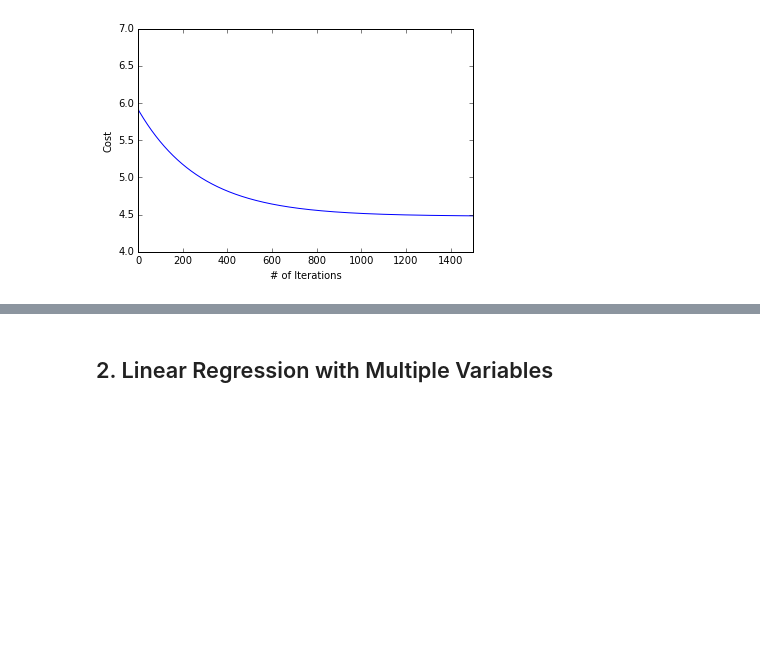
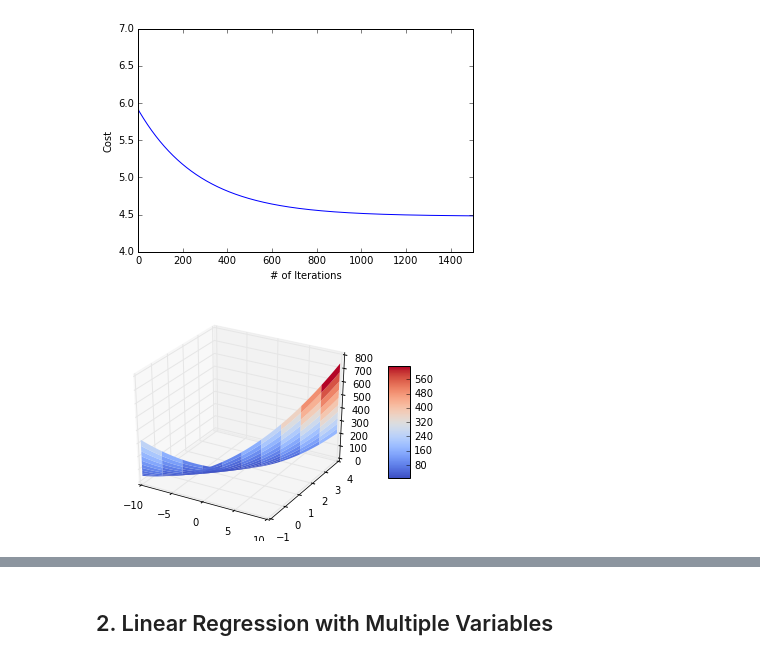
Before and after one commit to liberaliscomputing/code-for-moocs, a Jupyter notebook: coursera/machine-learning/week-02/linear_regression.ipynb, the cells around one changed output, grey strips where cells are left out. Cells and saved outputs as stored; diff of their text form; code cells hidden in the pictures; blank space fills up the shorter version.

```diff
--- a/coursera/machine-learning/week-02/linear_regression.ipynb
+++ b/coursera/machine-learning/week-02/linear_regression.ipynb
@@ -100,0 +98,29 @@ plt.show()
+# %%
+# Compute cost matrix Z for surface and contour plots
+theta0 = np.linspace(-10, 10, 100)
+theta1 = np.linspace(-1, 4, 100)
+Z = np.zeros([len(theta0), len(theta1)])
+
+for i in range(len(theta0)):
+    for j in range(len(theta1)):
+        theta = np.array([theta0[i], theta1[j]])
+        Z[i, j] = compute_cost(theta, X, y)
+# %%
+# Visualize the optimization of cost function J: surface plot
+from mpl_toolkits.mplot3d import Axes3D
+from matplotlib import cm
+
+
+fig = plt.figure()
+ax = fig.gca(projection='3d')
+
+# Plot the surface
+ax.plot_surface(theta0, theta1, Z,
+                cmap=cm.coolwarm, linewidth=0, antialiased=True)
+
+# Add a color bar which maps values to colors
+fig.colorbar(surf, shrink=0.5, aspect=5)
+
+plt.show()
+# %% [output]
+[figure, added]
```
Also changed, not shown: parts of 32 cells of this notebook.
